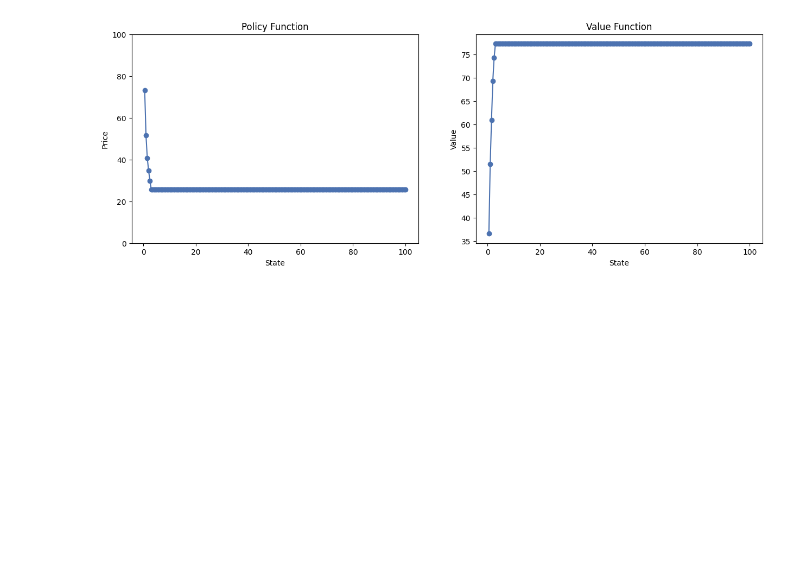
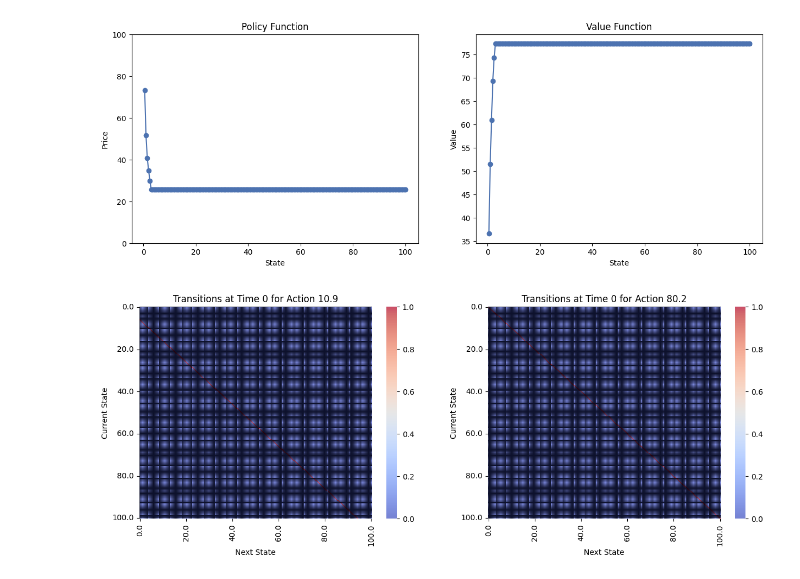
Before and after one commit to Brad-Pfeil/markov-decision-process, a Jupyter notebook: src/examples/example_3.ipynb, the cells around one changed output. Saved outputs shown, nothing was run; the diff lists cells and outputs as text; code cells hidden in the pictures; blank space fills up the shorter version.

Commit message:
feat: add transition plots to example 3

```diff
--- a/src/examples/example_3.ipynb
+++ b/src/examples/example_3.ipynb
@@ -86,11 +86,11 @@ class MDPProblem(TimeAugmentedMDP):
         # Use a grid for the state space. We'll have max capacity be 100
         max_capacity: float = 100
 
-        self.S: list[float] = list(np.linspace(0, max_capacity, 201))
+        self.S: list[float] = np.linspace(0, max_capacity, 201).tolist()
 
-        self.A: list[float] = list(np.linspace(1, 100, 101))
+        self.A: list[float] = np.linspace(1, 100, 101).tolist()
 
-        self.T: list[int] = list(np.arange(20))
+        self.T: list[int] = np.arange(20).tolist()
 
         return None
 
@@ -199,3 +199,15 @@ plt.show()
 # If there's only one selling period left, then it makes sense that we should set a lower price to sell more if we have lots of spare capacity.
 
 # When we have very little spare capacity, we should set a higher price to sell less.
+# %%
+## Plot transitions
+
+fig, ax = plt.subplots(1, 2, figsize=(15, 5))
+
+mdp.plot_matrix(matrix_type='transitions', t=0, a=mdp.A[10], ax=ax[0])
+mdp.plot_matrix(matrix_type='transitions', t=0, a=mdp.A[80], ax=ax[1])
+
+
+plt.show()
+# %% [output]
+[figure, added]
```
Also changed, not shown: parts of 1 cell of this notebook.
